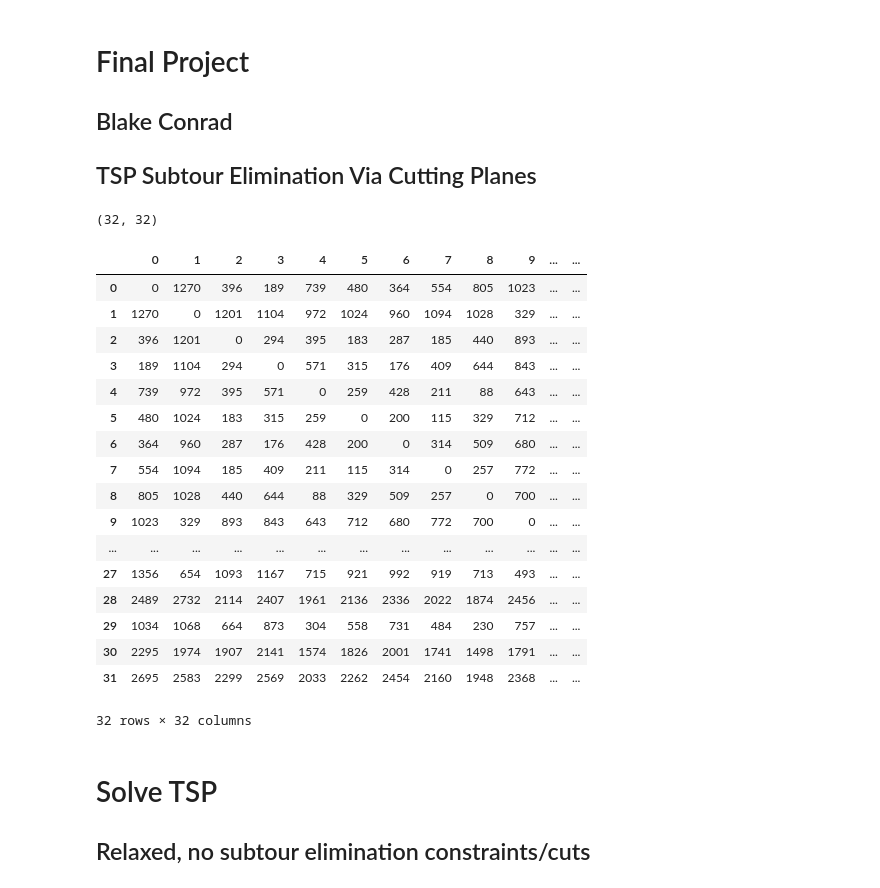
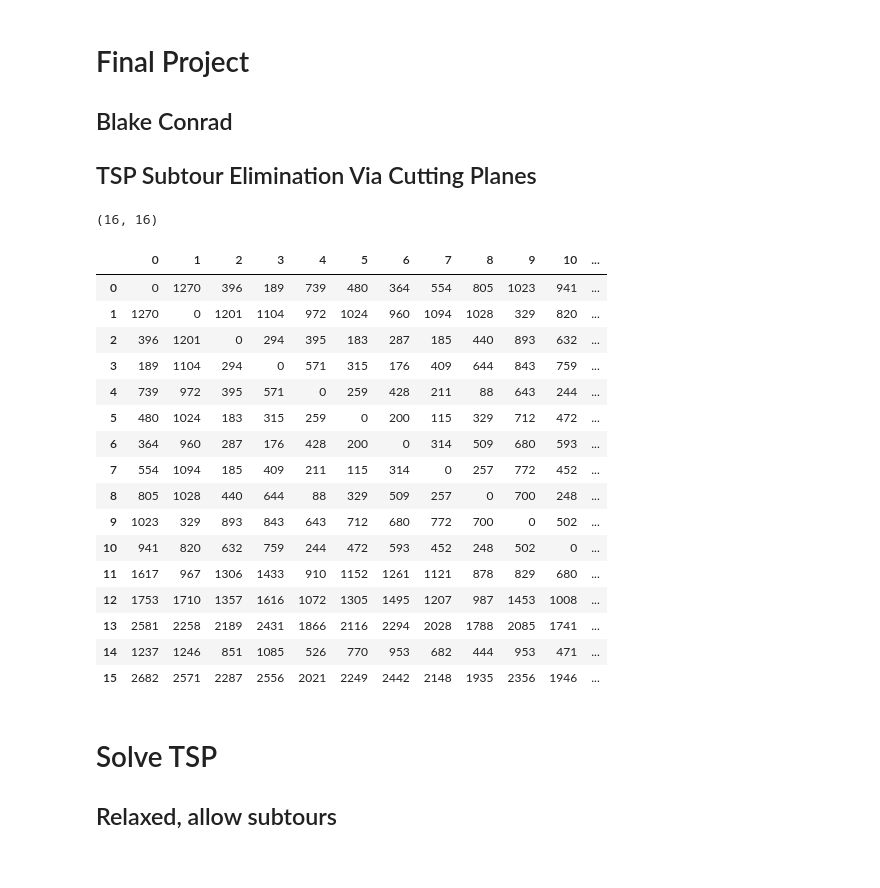
Before and after one commit to conradbm/imse884, a Jupyter notebook: term_project/final_cutting_planes_subtours.ipynb, the cells around one changed output. Cells and saved outputs as stored; diff of their text form; code cells hidden in the pictures.

```diff
--- a/term_project/final_cutting_planes_subtours.ipynb
+++ b/term_project/final_cutting_planes_subtours.ipynb
@@ -7,36 +7,39 @@
 # %%
 import pandas as pd
 import numpy as np
 import os
+import networkx as nx
+import matplotlib.pyplot as plt
+import itertools
+
 os.chdir(r"C:\Users\blakeconrad\Desktop\imse884\term_project")
 df = pd.read_csv("Nfldata.csv")
-df = df.iloc[:,1:]
+df = df.iloc[:,1:].iloc[:16,:16]
 print(df.shape)
 df
 # %% [output]
-(32, 32)
+(16, 16)
-|  | 0 | 1 | 2 | 3 | 4 | 5 | 6 | 7 | 8 | 9 | ... | ... |
-| 0 | 0 | 1270 | 396 | 189 | 739 | 480 | 364 | 554 | 805 | 1023 | ... | ... |
-| 1 | 1270 | 0 | 1201 | 1104 | 972 | 1024 | 960 | 1094 | 1028 | 329 | ... | ... |
-| 2 | 396 | 1201 | 0 | 294 | 395 | 183 | 287 | 185 | 440 | 893 | ... | ... |
-| 3 | 189 | 1104 | 294 | 0 | 571 | 315 | 176 | 409 | 644 | 843 | ... | ... |
-| 4 | 739 | 972 | 395 | 571 | 0 | 259 | 428 | 211 | 88 | 643 | ... | ... |
-| 5 | 480 | 1024 | 183 | 315 | 259 | 0 | 200 | 115 | 329 | 712 | ... | ... |
-| 6 | 364 | 960 | 287 | 176 | 428 | 200 | 0 | 314 | 509 | 680 | ... | ... |
-| 7 | 554 | 1094 | 185 | 409 | 211 | 115 | 314 | 0 | 257 | 772 | ... | ... |
-| 8 | 805 | 1028 | 440 | 644 | 88 | 329 | 509 | 257 | 0 | 700 | ... | ... |
-| 9 | 1023 | 329 | 893 | 843 | 643 | 712 | 680 | 772 | 700 | 0 | ... | ... |
-| ... | ... | ... | ... | ... | ... | ... | ... | ... | ... | ... | ... | ... |
-| 27 | 1356 | 654 | 1093 | 1167 | 715 | 921 | 992 | 919 | 713 | 493 | ... | ... |
-| 28 | 2489 | 2732 | 2114 | 2407 | 1961 | 2136 | 2336 | 2022 | 1874 | 2456 | ... | ... |
-| 29 | 1034 | 1068 | 664 | 873 | 304 | 558 | 731 | 484 | 230 | 757 | ... | ... |
-| 30 | 2295 | 1974 | 1907 | 2141 | 1574 | 1826 | 2001 | 1741 | 1498 | 1791 | ... | ... |
-| 31 | 2695 | 2583 | 2299 | 2569 | 2033 | 2262 | 2454 | 2160 | 1948 | 2368 | ... | ... |
+|  | 0 | 1 | 2 | 3 | 4 | 5 | 6 | 7 | 8 | 9 | 10 | ... |
+| 0 | 0 | 1270 | 396 | 189 | 739 | 480 | 364 | 554 | 805 | 1023 | 941 | ... |
+| 1 | 1270 | 0 | 1201 | 1104 | 972 | 1024 | 960 | 1094 | 1028 | 329 | 820 | ... |
+| 2 | 396 | 1201 | 0 | 294 | 395 | 183 | 287 | 185 | 440 | 893 | 632 | ... |
+| 3 | 189 | 1104 | 294 | 0 | 571 | 315 | 176 | 409 | 644 | 843 | 759 | ... |
+| 4 | 739 | 972 | 395 | 571 | 0 | 259 | 428 | 211 | 88 | 643 | 244 | ... |
+| 5 | 480 | 1024 | 183 | 315 | 259 | 0 | 200 | 115 | 329 | 712 | 472 | ... |
+| 6 | 364 | 960 | 287 | 176 | 428 | 200 | 0 | 314 | 509 | 680 | 593 | ... |
+| 7 | 554 | 1094 | 185 | 409 | 211 | 115 | 314 | 0 | 257 | 772 | 452 | ... |
+| 8 | 805 | 1028 | 440 | 644 | 88 | 329 | 509 | 257 | 0 | 700 | 248 | ... |
+| 9 | 1023 | 329 | 893 | 843 | 643 | 712 | 680 | 772 | 700 | 0 | 502 | ... |
+| 10 | 941 | 820 | 632 | 759 | 244 | 472 | 593 | 452 | 248 | 502 | 0 | ... |
+| 11 | 1617 | 967 | 1306 | 1433 | 910 | 1152 | 1261 | 1121 | 878 | 829 | 680 | ... |
+| 12 | 1753 | 1710 | 1357 | 1616 | 1072 | 1305 | 1495 | 1207 | 987 | 1453 | 1008 | ... |
+| 13 | 2581 | 2258 | 2189 | 2431 | 1866 | 2116 | 2294 | 2028 | 1788 | 2085 | 1741 | ... |
+| 14 | 1237 | 1246 | 851 | 1085 | 526 | 770 | 953 | 682 | 444 | 953 | 471 | ... |
+| 15 | 2682 | 2571 | 2287 | 2556 | 2021 | 2249 | 2442 | 2148 | 1935 | 2356 | 1946 | ... |
-32 rows × 32 columns
 # %% [markdown]
 # Solve TSP
 
-## Relaxed, no subtour elimination constraints/cuts
+## Relaxed, allow subtours
 # %%
 import os
 import pyomo.environ as pyo
```
Also changed, not shown: parts of 18 cells of this notebook, 18 other files.
